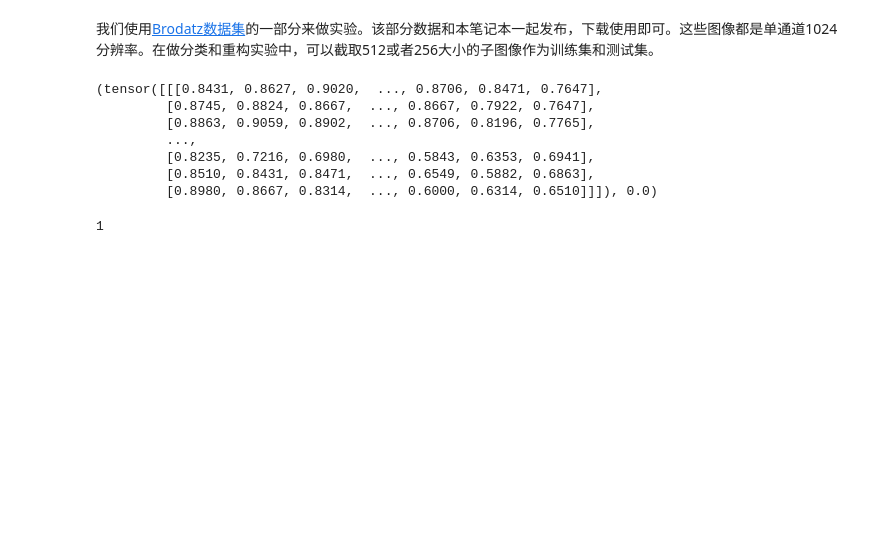
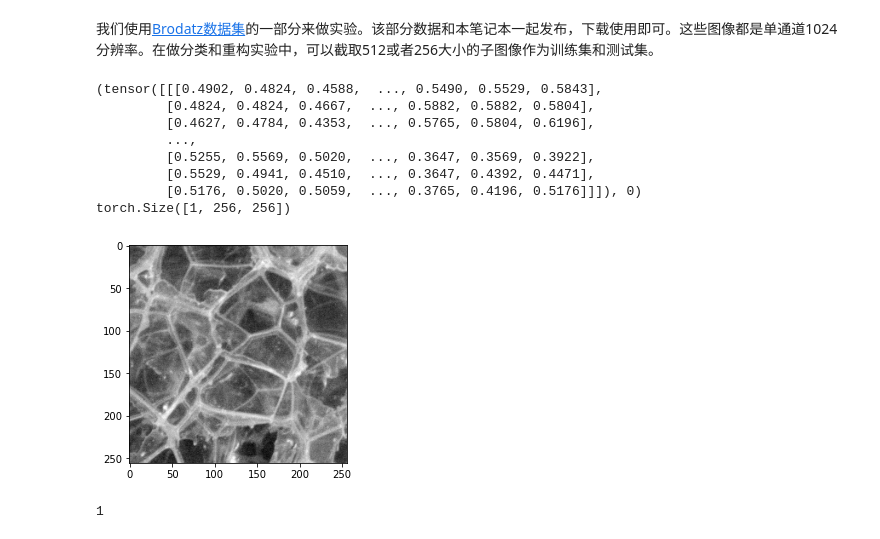
Before and after one commit to DIY-Z/TextonTask, a Jupyter notebook: Textons.ipynb, the cells around one changed output. Saved outputs shown, nothing was run; the diff lists cells and outputs as text; code cells hidden in the pictures; blank space fills up the shorter version.

```diff
--- a/Textons.ipynb
+++ b/Textons.ipynb
@@ -23,41 +23,49 @@ import random
 class BrodatzDataset(Dataset):
     def __init__(self, img_dir, num_per_class=100, transform=None):
         self.img_dir = img_dir
         self.num_per_class = num_per_class
         self.transform = transform
         self.img_files = [img_dir + '1.3.' + str(i).zfill(2) + '.tiff' for i in range(1, 14)]
         self.labels = []
         for img_file in self.img_files:
             label = os.path.basename(img_file).split('.')[0][-2:]
             self.labels.append(int(label)-1)
 
     def __len__(self):
         return self.num_per_class * 13
 
     def __getitem__(self, index):
         label = index // self.num_per_class
         # image = read_image(self.img_files[index]).float()
         image1024 = cv2.imread(self.img_files[index], -1)#.astype(np.float32)
         h, w = image1024.shape
         # image1024 = np.expand_dims(image1024, axis=0)
         x = random.randint(0, w - 256)
         y = random.randint(0, h - 256)
         image = image1024[y:y+256, x:x+256]
         if self.transform:
             image = self.transform(image)
         return image, label
 
-training_dataset = BrodatzDataset(img_dir='./drive/MyDrive/textures/',
+training_dataset = BrodatzDataset(img_dir='./textures_2014/',
                   transform=torchvision.transforms.ToTensor())
-print(training_dataset[0])
+a_sample = training_dataset[12]
+print(a_sample)
+print(a_sample[0].shape)  # the image, [C, H, W]
+
+import matplotlib.pyplot as plt
+plt.imshow(a_sample[0][0], cmap='gray')
+plt.show()
 # %% [output]
-(tensor([[[0.8431, 0.8627, 0.9020,  ..., 0.8706, 0.8471, 0.7647],
-         [0.8745, 0.8824, 0.8667,  ..., 0.8667, 0.7922, 0.7647],
-         [0.8863, 0.9059, 0.8902,  ..., 0.8706, 0.8196, 0.7765],
+(tensor([[[0.4902, 0.4824, 0.4588,  ..., 0.5490, 0.5529, 0.5843],
+         [0.4824, 0.4824, 0.4667,  ..., 0.5882, 0.5882, 0.5804],
+         [0.4627, 0.4784, 0.4353,  ..., 0.5765, 0.5804, 0.6196],
          ...,
-         [0.8235, 0.7216, 0.6980,  ..., 0.5843, 0.6353, 0.6941],
-         [0.8510, 0.8431, 0.8471,  ..., 0.6549, 0.5882, 0.6863],
-         [0.8980, 0.8667, 0.8314,  ..., 0.6000, 0.6314, 0.6510]]]), 0.0)
+         [0.5255, 0.5569, 0.5020,  ..., 0.3647, 0.3569, 0.3922],
+         [0.5529, 0.4941, 0.4510,  ..., 0.3647, 0.4392, 0.4471],
+         [0.5176, 0.5020, 0.5059,  ..., 0.3765, 0.4196, 0.5176]]]), 0)
+torch.Size([1, 256, 256])
+[figure, added]
 # %%
 199 // 100
 # %% [output]
```
